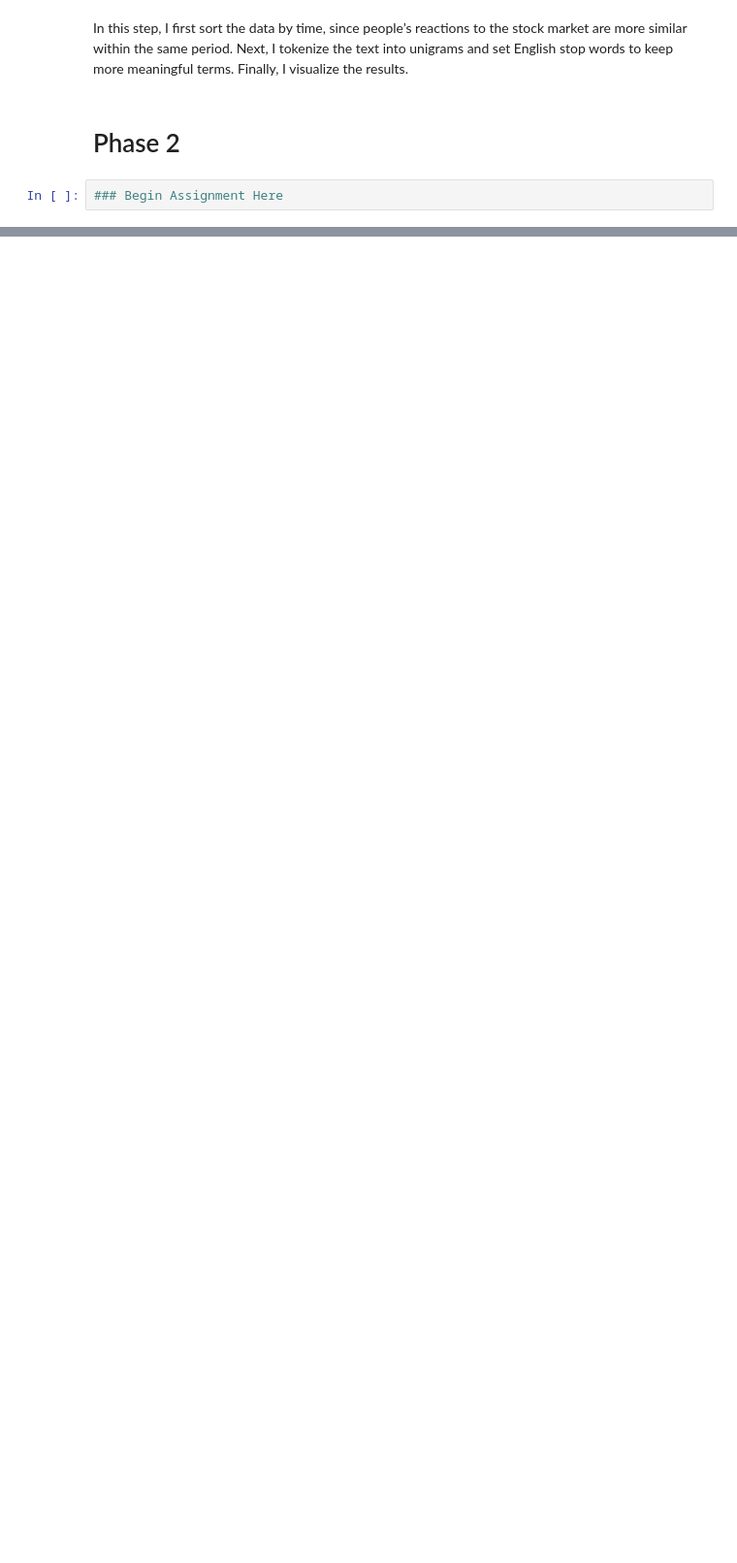
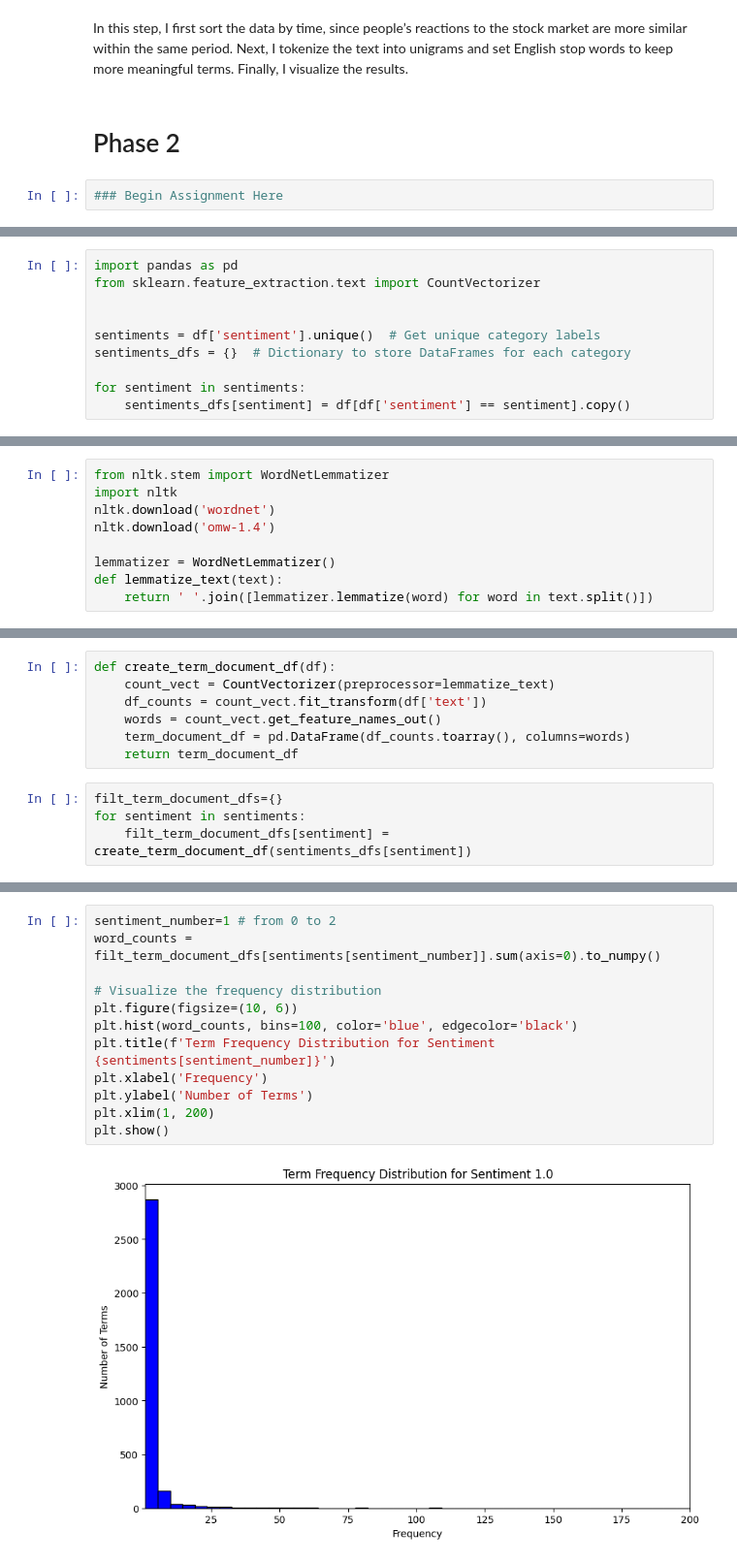
Before and after one commit to lu1hOAO/DM2025-Lab1-Exercise, a Jupyter notebook: DM2025-Lab1-Homework.ipynb, the cells around one changed output, grey strips where cells are left out. Shown: that part at 97% size. Drawn from its saved outputs; the diff is of its cells as text; blank space fills up the shorter version.

Commit message:
build document-term frequency dataframe

```diff
--- a/DM2025-Lab1-Homework.ipynb
+++ b/DM2025-Lab1-Homework.ipynb
@@ -401,0 +422,10 @@ Finally, I visualize the results.
+# %%
+import pandas as pd
+from sklearn.feature_extraction.text import CountVectorizer
+
+
+sentiments = df['sentiment'].unique()  # Get unique category labels
+sentiments_dfs = {}  # Dictionary to store DataFrames for each category
+
+for sentiment in sentiments:
+    sentiments_dfs[sentiment] = df[df['sentiment'] == sentiment].copy()
@@ -401,0 +445,9 @@ Finally, I visualize the results.
+# %%
+from nltk.stem import WordNetLemmatizer
+import nltk
+nltk.download('wordnet')
+nltk.download('omw-1.4')
+
+lemmatizer = WordNetLemmatizer()
+def lemmatize_text(text):
+    return ' '.join([lemmatizer.lemmatize(word) for word in text.split()])
@@ -401,0 +461,11 @@ Finally, I visualize the results.
+# %%
+def create_term_document_df(df):
+    count_vect = CountVectorizer(preprocessor=lemmatize_text)
+    df_counts = count_vect.fit_transform(df['text'])
+    words = count_vect.get_feature_names_out()
+    term_document_df = pd.DataFrame(df_counts.toarray(), columns=words)
+    return term_document_df
+# %%
+filt_term_document_dfs={}
+for sentiment in sentiments:
+    filt_term_document_dfs[sentiment] = create_term_document_df(sentiments_dfs[sentiment])
@@ -401,0 +488,14 @@ Finally, I visualize the results.
+# %%
+sentiment_number=1 # from 0 to 2
+word_counts = filt_term_document_dfs[sentiments[sentiment_number]].sum(axis=0).to_numpy()
+
+# Visualize the frequency distribution
+plt.figure(figsize=(10, 6))
+plt.hist(word_counts, bins=100, color='blue', edgecolor='black')
+plt.title(f'Term Frequency Distribution for Sentiment {sentiments[sentiment_number]}')
+plt.xlabel('Frequency')
+plt.ylabel('Number of Terms')
+plt.xlim(1, 200)
+plt.show()
+# %% [output]
+[figure, added]
```
Also changed, not shown: parts of 22 cells of this notebook.
